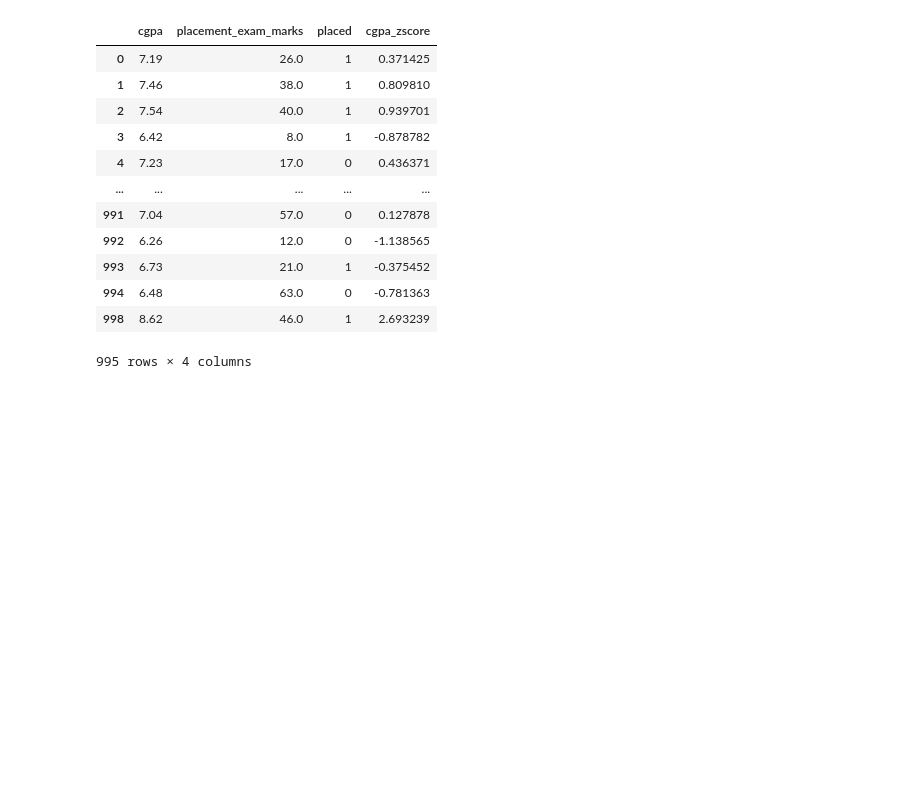
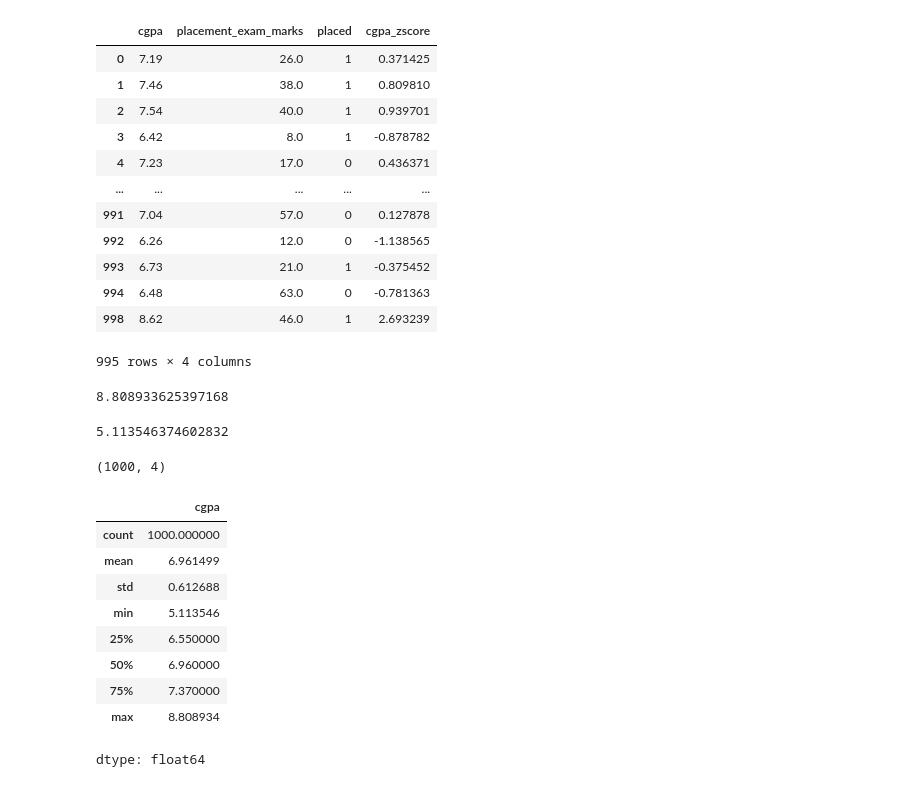
Before and after one commit to SiD10PANDEY/Simple-Linear-Reg, a Jupyter notebook: outlier.ipynb, the cells around one changed output. Drawn from its saved outputs; the diff is of its cells as text; code cells hidden in the pictures; blank space fills up the shorter version.

```diff
--- a/outlier.ipynb
+++ b/outlier.ipynb
@@ -158,0 +161,21 @@ new_df
+# %%
+upper_limit = df['cgpa'].mean() + 3*df['cgpa'].std()
+lower_limit = df['cgpa'].mean() - 3*df['cgpa'].std()
+# %%
+upper_limit
+# %% [output]
+8.808933625397168
+# %%
+lower_limit
+# %% [output]
+5.113546374602832
+# %%
+df['cgpa'] = np.where(
+    df['cgpa']>upper_limit,
+    upper_limit,
+    np.where(
+        df['cgpa']<lower_limit,
+        lower_limit,
+        df['cgpa']
+    )
+)
@@ -158,0 +187,17 @@ new_df
+# %%
+df.shape
+# %% [output]
+(1000, 4)
+# %%
+df['cgpa'].describe()
+# %% [output]
+|  | cgpa |
+| count | 1000.000000 |
+| mean | 6.961499 |
+| std | 0.612688 |
+| min | 5.113546 |
+| 25% | 6.550000 |
+| 50% | 6.960000 |
+| 75% | 7.370000 |
+| max | 8.808934 |
+dtype: float64
```
Also changed, not shown: parts of 2 cells of this notebook.
